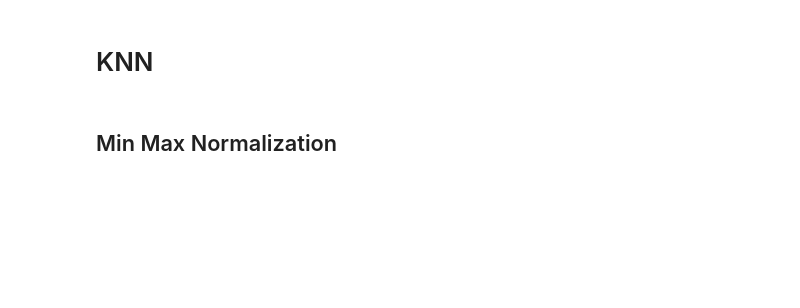
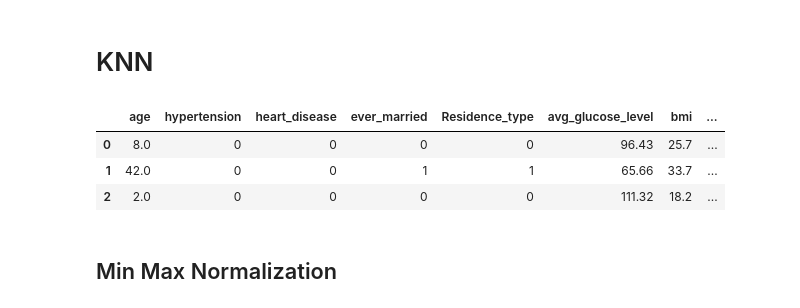
Before and after one commit to Purefekt/Predicting-Stroke-using-Various-Classification-Methods, a Jupyter notebook: [3]knn.ipynb, the cells around one changed output. Drawn from its saved outputs; the diff is of its cells as text; code cells hidden in the pictures; blank space fills up the shorter version.

```diff
--- a/[3]knn.ipynb
+++ b/[3]knn.ipynb
@@ -20,6 +20,13 @@ y_train = pd.read_pickle('data/y_train.pkl')
 
 x_test = pd.read_pickle('data/x_test.pkl')
 y_test = pd.read_pickle('data/y_test.pkl')
+# %%
+x_train.head(3)
+# %% [output]
+|  | age | hypertension | heart_disease | ever_married | Residence_type | avg_glucose_level | bmi | ... |
+| 0 | 8.0 | 0 | 0 | 0 | 0 | 96.43 | 25.7 | ... |
+| 1 | 42.0 | 0 | 0 | 1 | 1 | 65.66 | 33.7 | ... |
+| 2 | 2.0 | 0 | 0 | 0 | 0 | 111.32 | 18.2 | ... |
 # %% [markdown]
 ## Min Max Normalization
 # %%
```
Also changed, not shown: parts of 7 cells of this notebook, 2 other files.
